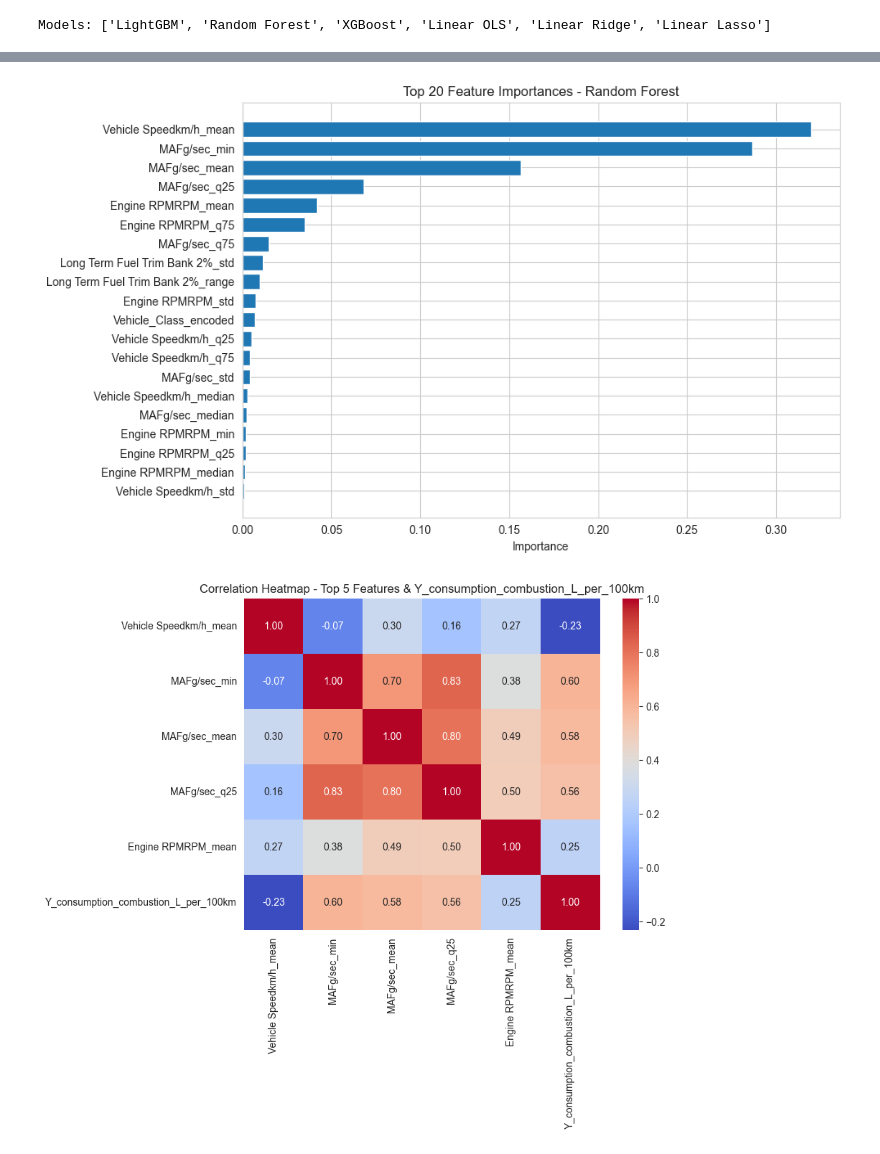
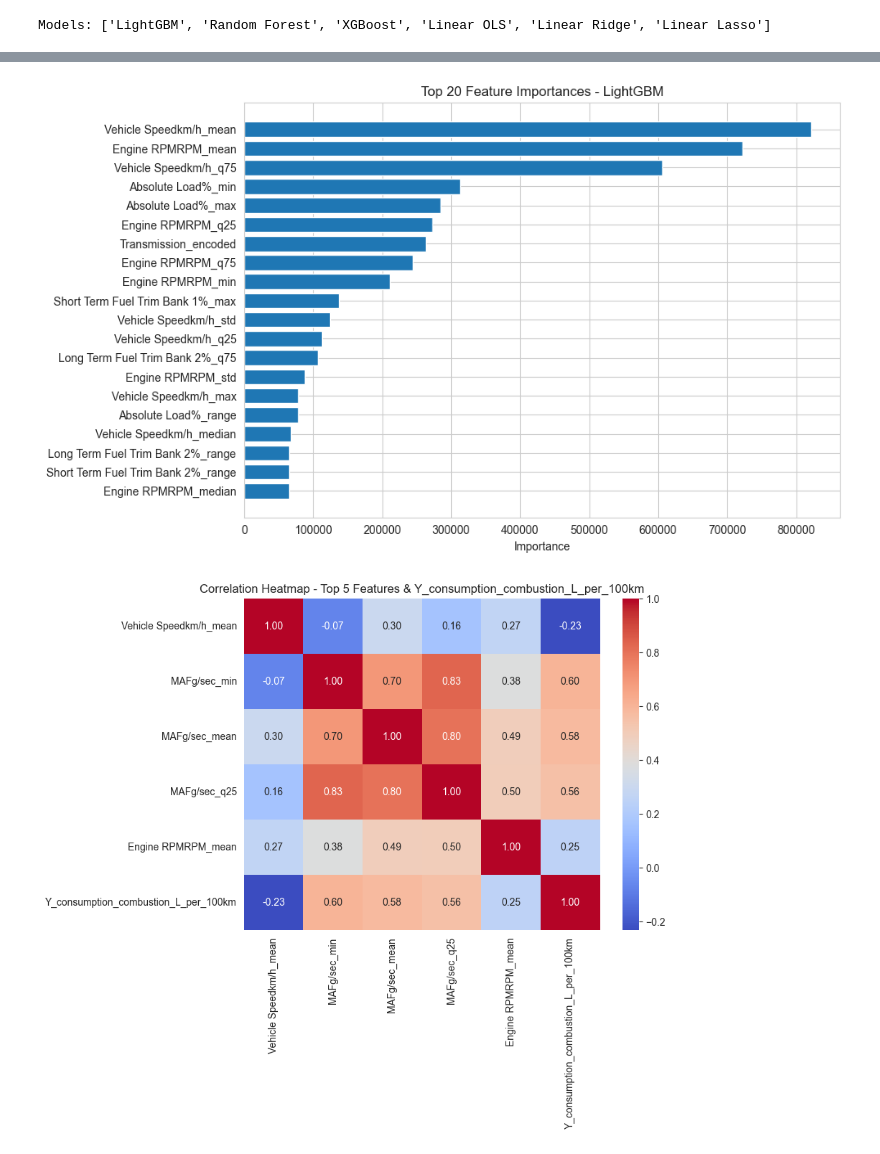
Before and after one commit to joaco1212004/VED-TPF-ML-Fadel-DiCola, a Jupyter notebook: 2model_run_Metrics_csv.ipynb, the cells around one changed output, grey strips where cells are left out. Saved outputs shown, nothing was run; the diff lists cells and outputs as text; code cells hidden in the pictures.

```diff
--- a/2model_run_Metrics_csv.ipynb
+++ b/2model_run_Metrics_csv.ipynb
@@ -400,23 +400,27 @@ print(f"  Location: models/saved_models/metrics/best_model.pkl")
 # %%
 best_model = all_models[best_model_name]
 
-importances = best_model.feature_importances_
+# LightGBM Booster usa .feature_importance(), otros modelos usan .feature_importances_
+if hasattr(best_model, 'feature_importance'):
+    importances = best_model.feature_importance(importance_type='gain')
+else:
+    importances = best_model.feature_importances_
 
 feature_names = X_train_scaled.columns
 
 indices = np.argsort(importances)[::-1]
 
 plt.figure(figsize=(10, 6))
 plt.barh(
     np.array(feature_names)[indices][:20][::-1],
     importances[indices][:20][::-1]
 )
 plt.title(f"Top 20 Feature Importances - {best_model_name}")
 plt.xlabel("Importance")
 plt.tight_layout()
 plt.show()
 # %% [output]
-[figure, old version]
+[figure, new version]
 # %%
 best_model = all_models[best_model_name]
 
```
Also changed, not shown: parts of 7 cells of this notebook, 33 other files.
